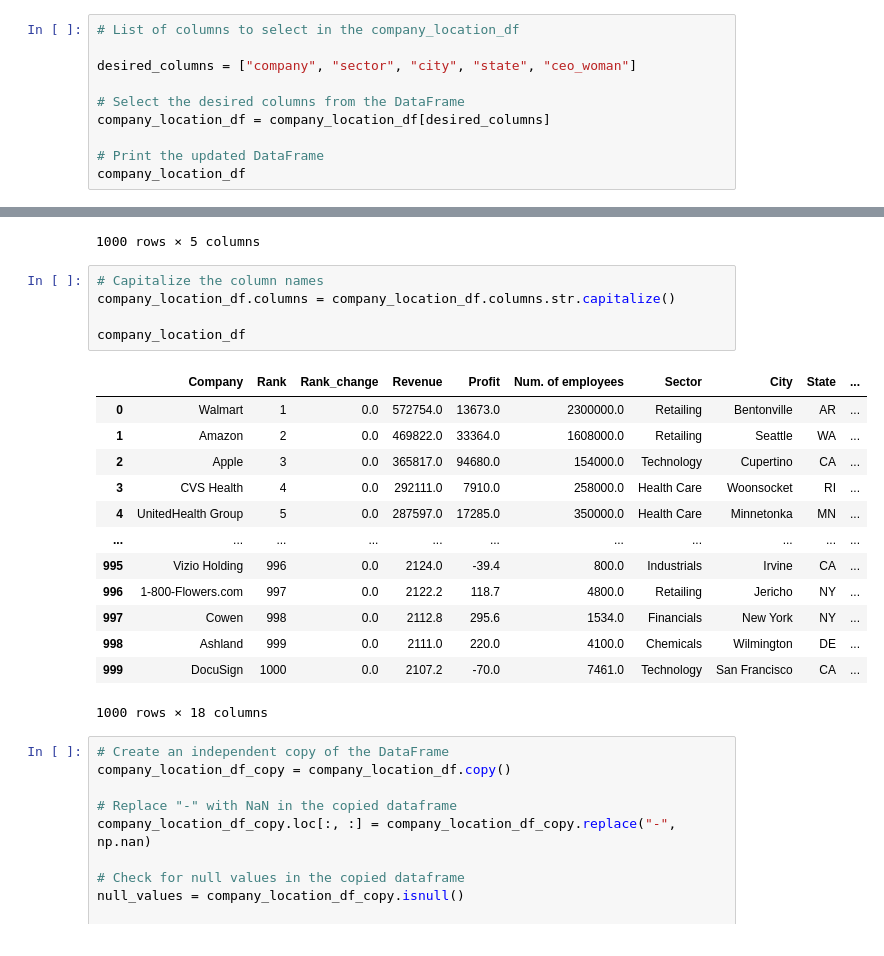
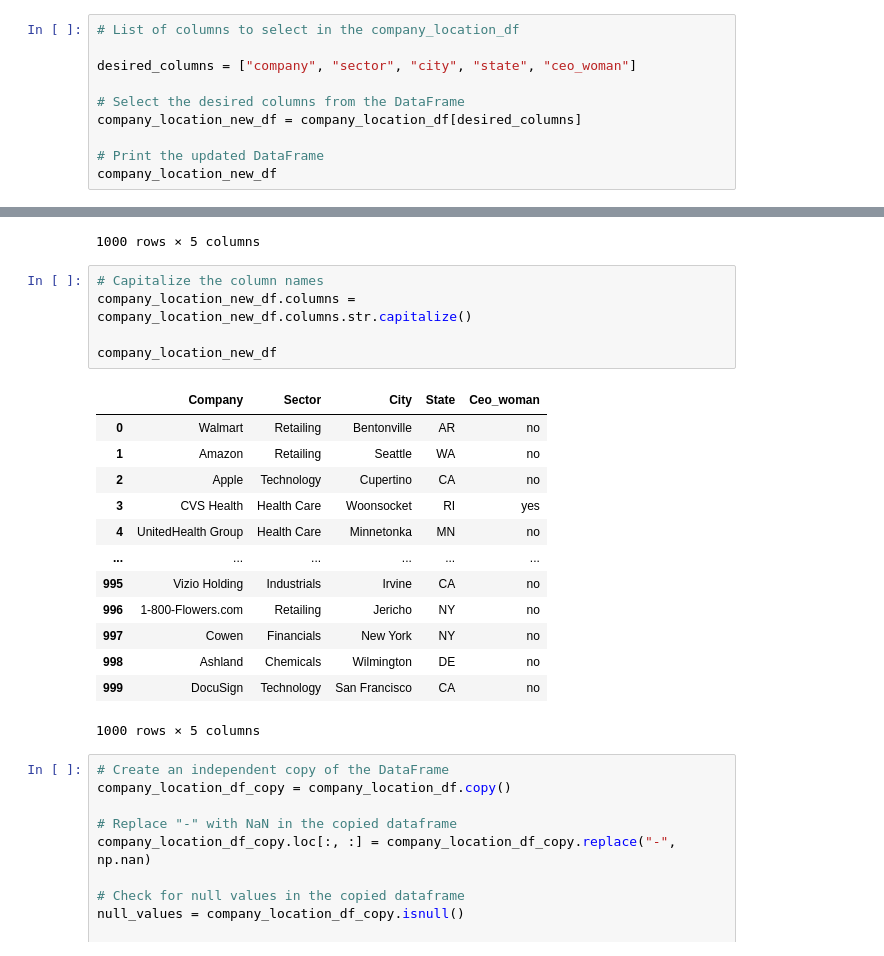
Before and after one commit to jannatulhashi/Exploring-Insights-from-the-Largest-US-Companies, a Jupyter notebook: Data Cleaning.ipynb, the cells around one changed output, grey strips where cells are left out. Drawn from its saved outputs; the diff is of its cells as text.

```diff
--- a/Data Cleaning.ipynb
+++ b/Data Cleaning.ipynb
@@ -239,10 +239,10 @@ data_2022.to_csv("Resources/company_data_2022.csv", index=False)
 desired_columns = ["company", "sector", "city", "state", "ceo_woman"]
 
 # Select the desired columns from the DataFrame
-company_location_df = company_location_df[desired_columns]
+company_location_new_df = company_location_df[desired_columns]
 
 # Print the updated DataFrame
-company_location_df
+company_location_new_df
 # %% [output]
 |  | company | sector | city | state | ceo_woman |
 | 0 | Walmart | Retailing | Bentonville | AR | no |
@@ -259,23 +259,23 @@ company_location_df
 1000 rows × 5 columns
 # %%
 # Capitalize the column names
-company_location_df.columns = company_location_df.columns.str.capitalize()
+company_location_new_df.columns = company_location_new_df.columns.str.capitalize()
 
-company_location_df
+company_location_new_df
 # %% [output]
-|  | Company | Rank | Rank_change | Revenue | Profit | Num. of employees | Sector | City | State | ... |
-| 0 | Walmart | 1 | 0.0 | 572754.0 | 13673.0 | 2300000.0 | Retailing | Bentonville | AR | ... |
-| 1 | Amazon | 2 | 0.0 | 469822.0 | 33364.0 | 1608000.0 | Retailing | Seattle | WA | ... |
-| 2 | Apple | 3 | 0.0 | 365817.0 | 94680.0 | 154000.0 | Technology | Cupertino | CA | ... |
-| 3 | CVS Health | 4 | 0.0 | 292111.0 | 7910.0 | 258000.0 | Health Care | Woonsocket | RI | ... |
-| 4 | UnitedHealth Group | 5 | 0.0 | 287597.0 | 17285.0 | 350000.0 | Health Care | Minnetonka | MN | ... |
-| ... | ... | ... | ... | ... | ... | ... | ... | ... | ... | ... |
-| 995 | Vizio Holding | 996 | 0.0 | 2124.0 | -39.4 | 800.0 | Industrials | Irvine | CA | ... |
-| 996 | 1-800-Flowers.com | 997 | 0.0 | 2122.2 | 118.7 | 4800.0 | Retailing | Jericho | NY | ... |
-| 997 | Cowen | 998 | 0.0 | 2112.8 | 295.6 | 1534.0 | Financials | New York | NY | ... |
-| 998 | Ashland | 999 | 0.0 | 2111.0 | 220.0 | 4100.0 | Chemicals | Wilmington | DE | ... |
-| 999 | DocuSign | 1000 | 0.0 | 2107.2 | -70.0 | 7461.0 | Technology | San Francisco | CA | ... |
+|  | Company | Sector | City | State | Ceo_woman |
+| 0 | Walmart | Retailing | Bentonville | AR | no |
+| 1 | Amazon | Retailing | Seattle | WA | no |
+| 2 | Apple | Technology | Cupertino | CA | no |
+| 3 | CVS Health | Health Care | Woonsocket | RI | yes |
+| 4 | UnitedHealth Group | Health Care | Minnetonka | MN | no |
+| ... | ... | ... | ... | ... | ... |
+| 995 | Vizio Holding | Industrials | Irvine | CA | no |
+| 996 | 1-800-Flowers.com | Retailing | Jericho | NY | no |
+| 997 | Cowen | Financials | New York | NY | no |
+| 998 | Ashland | Chemicals | Wilmington | DE | no |
+| 999 | DocuSign | Technology | San Francisco | CA | no |
-1000 rows × 18 columns
+1000 rows × 5 columns
 # %%
 # Create an independent copy of the DataFrame
 company_location_df_copy = company_location_df.copy()
```
Also changed, not shown: 1 other file.
